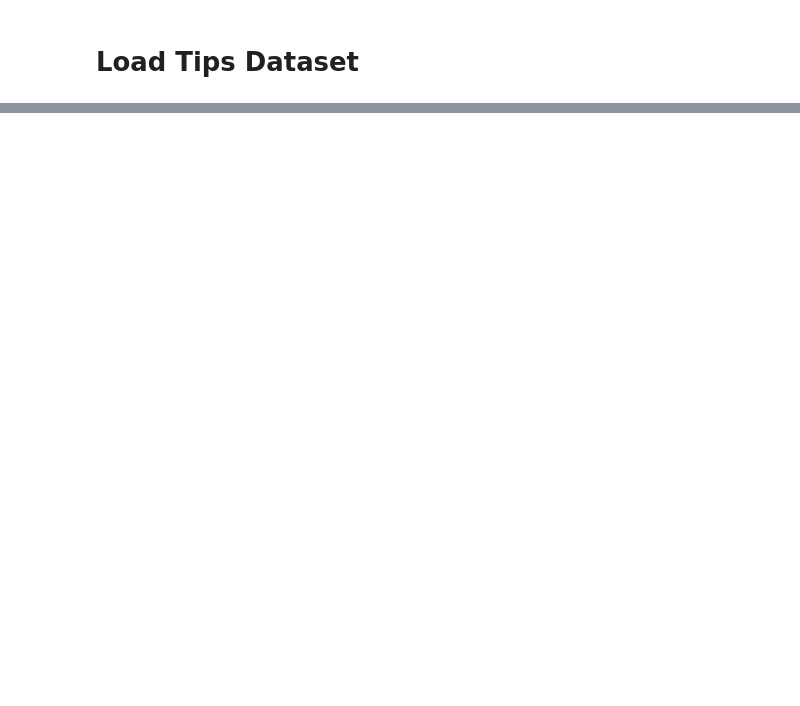
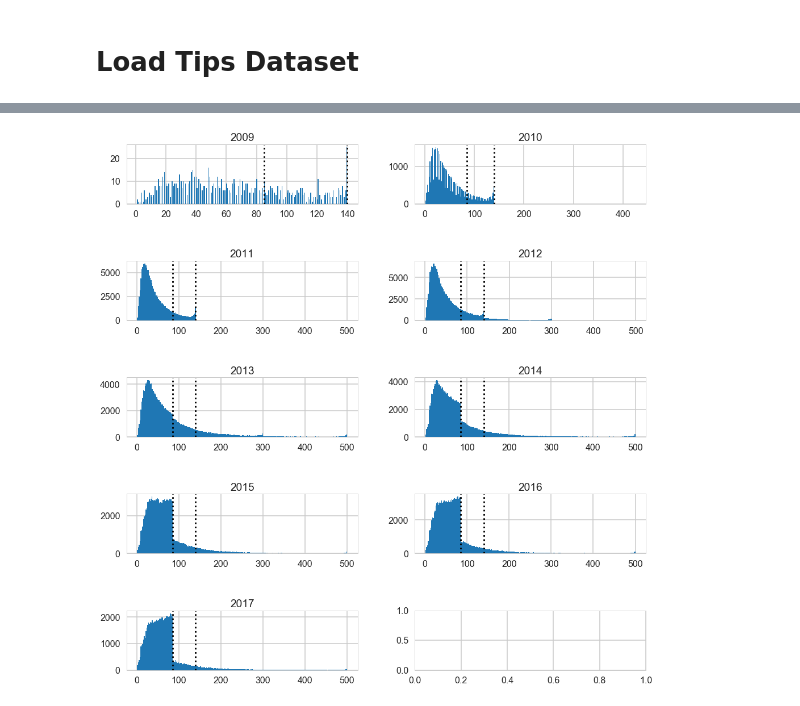
Before and after one commit to samgutentag/yelpsubtopics, a Jupyter notebook: 02_DataExploration/EDA_01_Tips_Data.ipynb, the cells around one changed output, grey strips where cells are left out. Drawn from its saved outputs; the diff is of its cells as text; code cells hidden in the pictures; blank space fills up the shorter version.

```diff
--- a/02_DataExploration/EDA_01_Tips_Data.ipynb
+++ b/02_DataExploration/EDA_01_Tips_Data.ipynb
@@ -116,0 +145,3 @@ def get_sentiment(df=None):
+# %%
+for year in sorted(tips.date.dt.year.unique())[1:]:
+    print(year)
@@ -116,0 +157,28 @@ def get_sentiment(df=None):
+# %%
+plt.rcParams['figure.figsize'] = (15,15)
+
+NROWS = 5
+NCOLS = 2
+
+fig, axes = plt.subplots(nrows=NROWS, ncols=NCOLS)
+
+ax0, ax1, ax2, ax3, ax4, ax5, ax6, ax7, ax8, ax9 = axes.flatten()
+ax_list = [ax0, ax1, ax2, ax3, ax4, ax5, ax6, ax7, ax8, ax9]
+
+for ii, year in enumerate(sorted(tips.date.dt.year.unique())):
+
+    ax_list[ii].hist(tips[tips.date.dt.year == year].tip_len, bins=250)
+    ax_list[ii].set_title('{:d}'.format(year))
+
+    v_markers = {'85':0.75,
+            '140':0.25}
+
+    for k, v in v_markers.items():
+        # draw vertical line at twitter character count limit
+        ax_list[ii].axvline(x=int(k), color='k', linestyle=':')
+
+plt.tight_layout()
+plt.show()
+plt.close()
+# %% [output]
+[figure, added]
```
Also changed, not shown: parts of 29 cells of this notebook, 4 other files.
